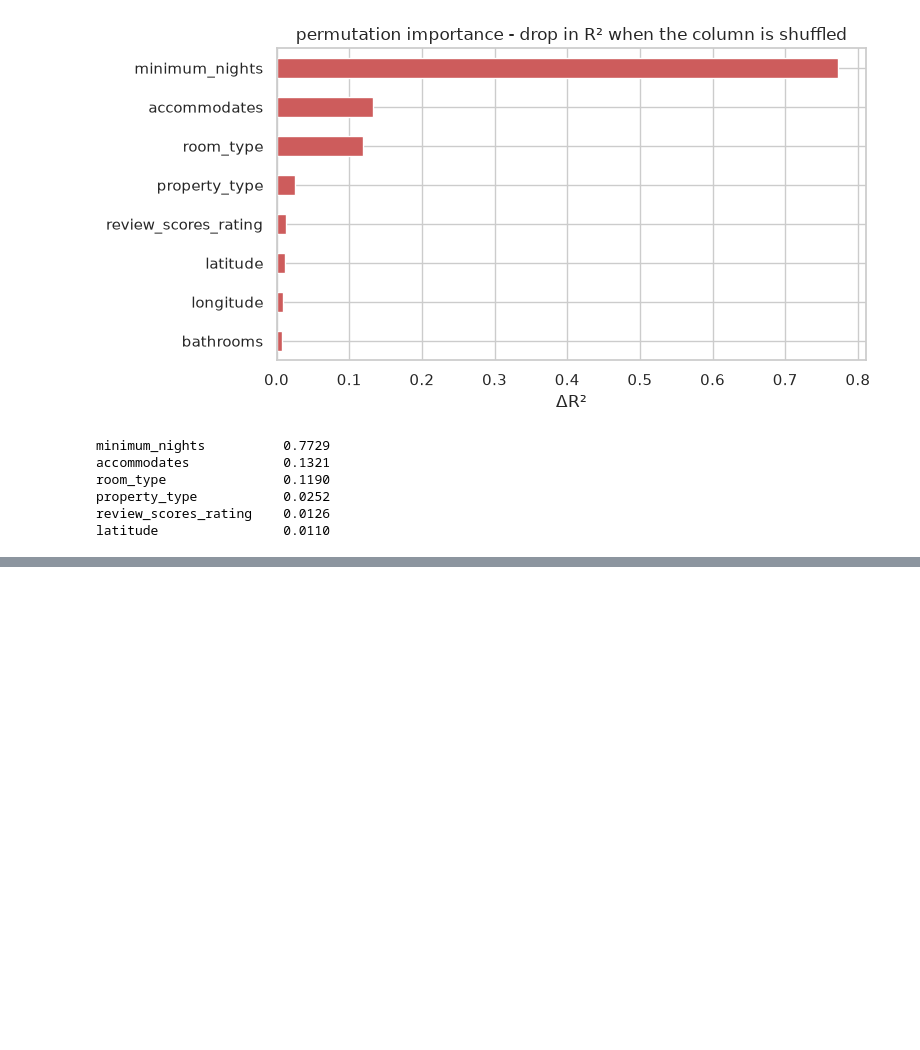
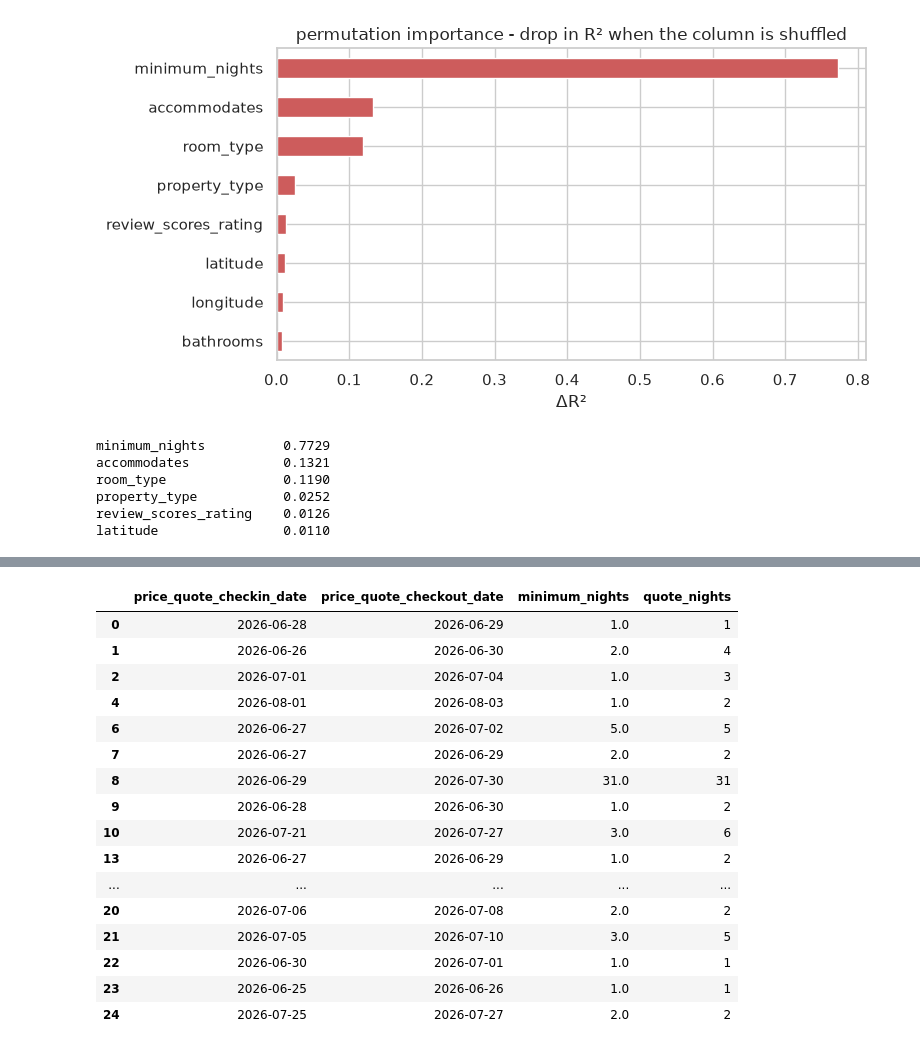
Before and after one commit to Mantasarr/DS-ML-DL-Course-Masters1-MIAS, a Jupyter notebook: notebooks/Sessions.ipynb, the cells around one changed output, grey strips where cells are left out. Saved outputs shown, nothing was run; the diff lists cells and outputs as text; code cells hidden in the pictures; blank space fills up the shorter version.

```diff
--- a/notebooks/Sessions.ipynb
+++ b/notebooks/Sessions.ipynb
@@ -2812,0 +2804,31 @@ print(ranked.head(6).round(4).to_string())
+# %%
+quote_nights = (
+    pd.to_datetime(work["price_quote_checkout_date"])
+    - pd.to_datetime(work["price_quote_checkin_date"])
+).dt.days
+
+work[[
+    "price_quote_checkin_date",
+    "price_quote_checkout_date",
+    "minimum_nights"
+]].assign(
+    quote_nights=quote_nights
+).head(20)
+# %% [output]
+|  | price_quote_checkin_date | price_quote_checkout_date | minimum_nights | quote_nights |
+| 0 | 2026-06-28 | 2026-06-29 | 1.0 | 1 |
+| 1 | 2026-06-26 | 2026-06-30 | 2.0 | 4 |
+| 2 | 2026-07-01 | 2026-07-04 | 1.0 | 3 |
+| 4 | 2026-08-01 | 2026-08-03 | 1.0 | 2 |
+| 6 | 2026-06-27 | 2026-07-02 | 5.0 | 5 |
+| 7 | 2026-06-27 | 2026-06-29 | 2.0 | 2 |
+| 8 | 2026-06-29 | 2026-07-30 | 31.0 | 31 |
+| 9 | 2026-06-28 | 2026-06-30 | 1.0 | 2 |
+| 10 | 2026-07-21 | 2026-07-27 | 3.0 | 6 |
+| 13 | 2026-06-27 | 2026-06-29 | 1.0 | 2 |
+| ... | ... | ... | ... | ... |
+| 20 | 2026-07-06 | 2026-07-08 | 2.0 | 2 |
+| 21 | 2026-07-05 | 2026-07-10 | 3.0 | 5 |
+| 22 | 2026-06-30 | 2026-07-01 | 1.0 | 1 |
+| 23 | 2026-06-25 | 2026-06-26 | 1.0 | 1 |
+| 24 | 2026-07-25 | 2026-07-27 | 2.0 | 2 |
```
Also changed, not shown: parts of 19 cells of this notebook.
